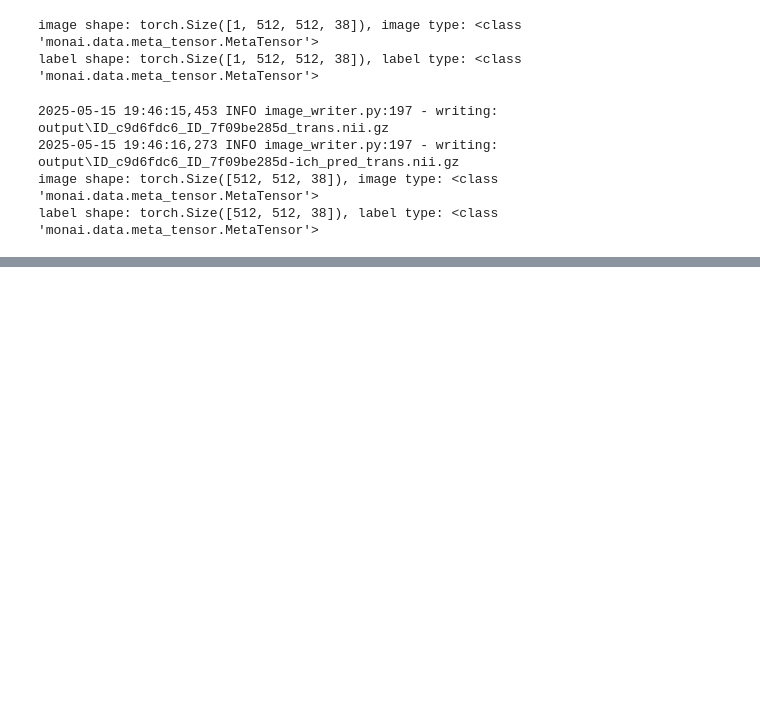
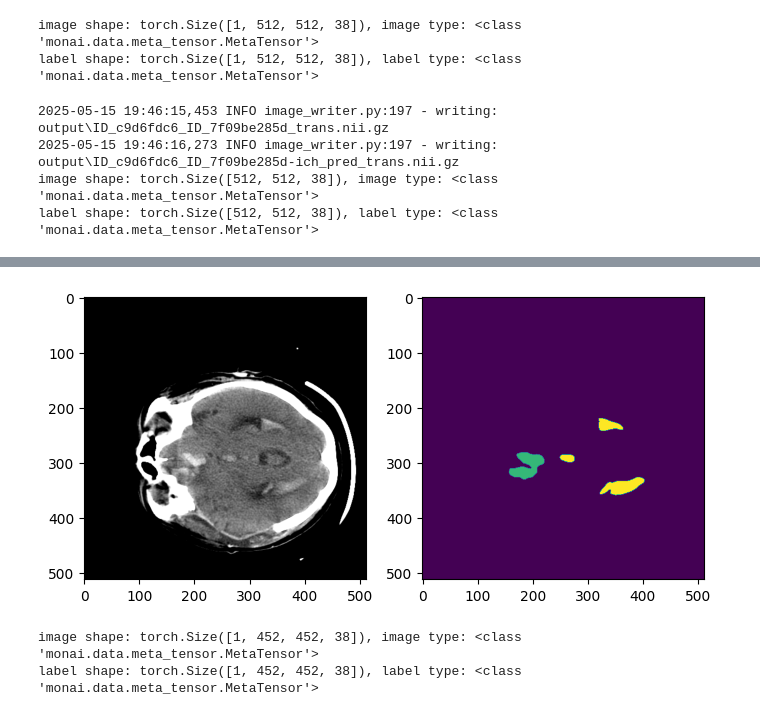
Before and after one commit to codecat0/Deep-Learning-With-Code, a Jupyter notebook: tutotial/monai/monai_transform.ipynb, the cells around one changed output, grey strips where cells are left out. Cells and saved outputs as stored; diff of their text form; code cells hidden in the pictures; blank space fills up the shorter version.

```diff
--- a/tutotial/monai/monai_transform.ipynb
+++ b/tutotial/monai/monai_transform.ipynb
@@ -104,0 +140,4 @@ label shape: torch.Size([512, 512, 38]), label type: <class 'monai.data.meta_ten
+# %%
+transform = transforms.DivisiblePadd(keys=["image", "label"], k=32)
+aug_data = transform(add_data)
+print_info(aug_data)
@@ -104,0 +151,21 @@ label shape: torch.Size([512, 512, 38]), label type: <class 'monai.data.meta_ten
+# %%
+visualize(aug_data, idx=32)
+# %% [output]
+[figure, added]
+# %%
+transform = transforms.SpatialCropd(
+    keys=["image", "label"],
+    roi_center=[256, 256, 19],
+    roi_size=[384, 384, 38]
+)
+
+transform = transforms.SpatialCropd(
+    keys=["image", "label"],
+    roi_start=[32, 32, 0],
+    roi_end=[484, 484, 38]
+)
+aug_data = transform(add_data)
+print_info(aug_data)
+# %% [output]
+image shape: torch.Size([1, 452, 452, 38]), image type: <class 'monai.data.meta_tensor.MetaTensor'>
+label shape: torch.Size([1, 452, 452, 38]), label type: <class 'monai.data.meta_tensor.MetaTensor'>
```
Also changed, not shown: parts of 37 cells of this notebook.
